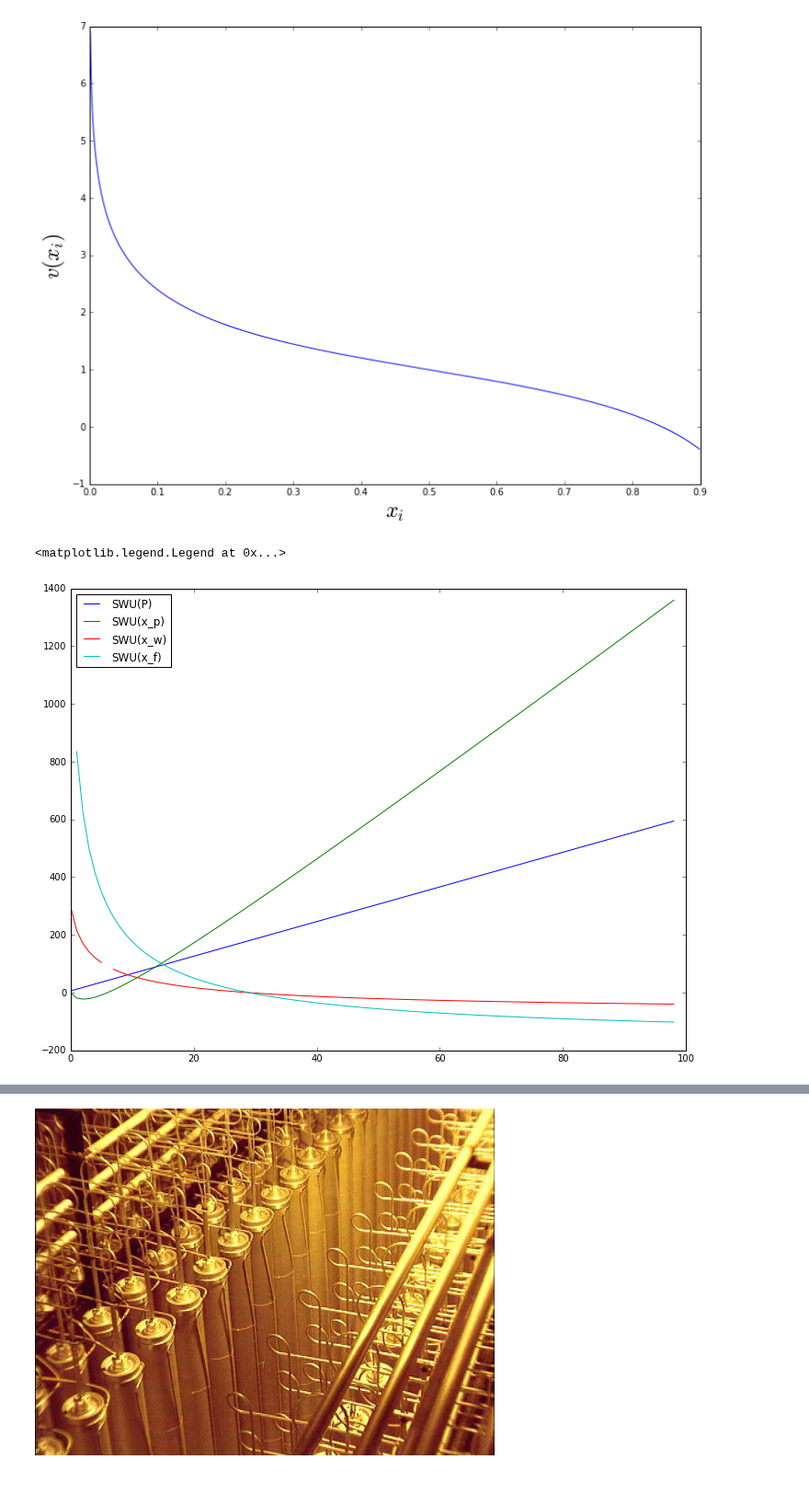
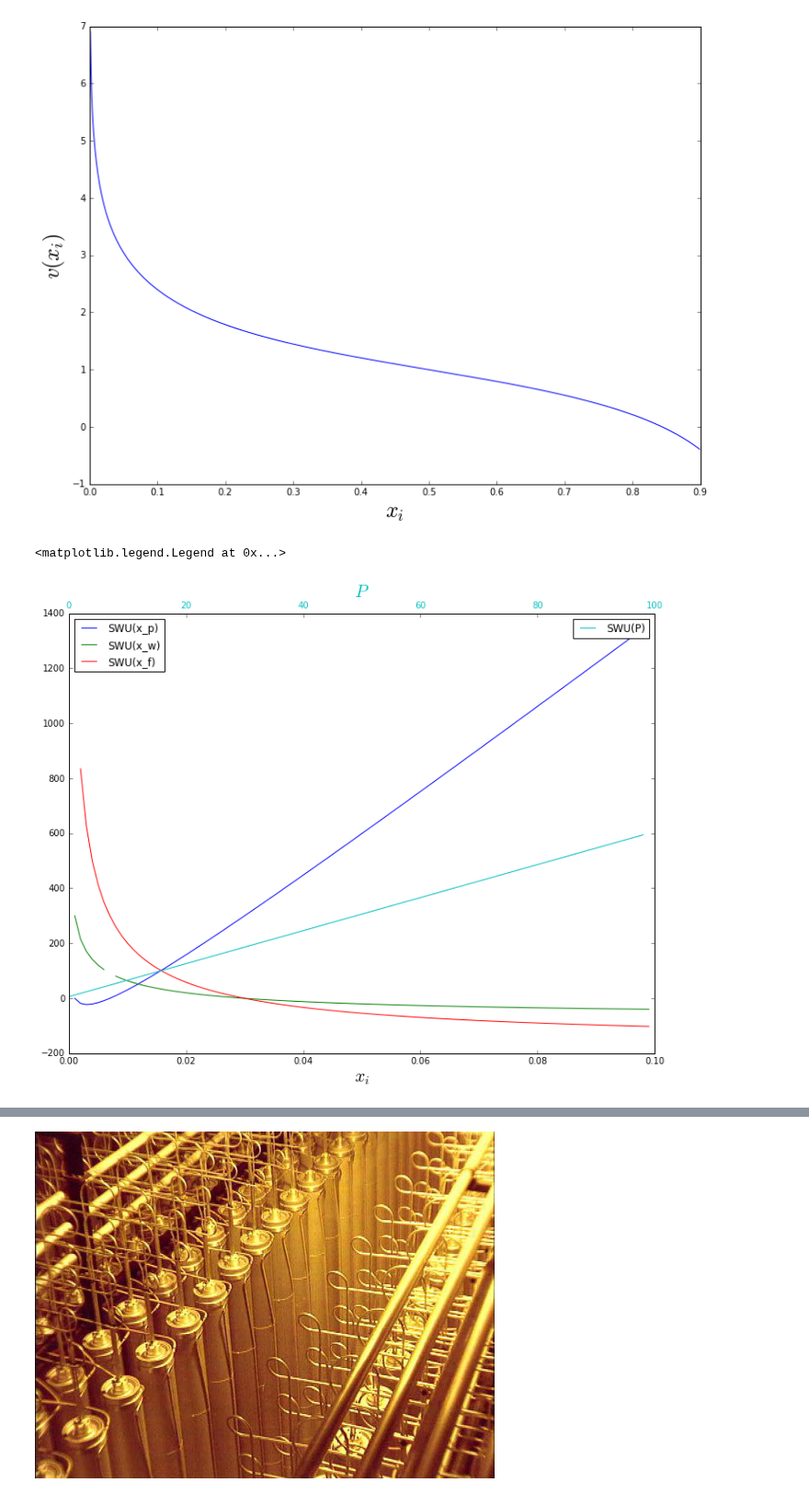
Before and after one commit to katyhuff/npre412, a Jupyter notebook: enrichment/enrichment.ipynb, the cells around one changed output, grey strips where cells are left out. Shown at 92% size. Cells and saved outputs as stored; diff of their text form; code cells hidden in the pictures.

```diff
--- a/enrichment/enrichment.ipynb
+++ b/enrichment/enrichment.ipynb
@@ -237,19 +239,35 @@ plt.ylabel(r'$v(x_i)$', fontsize=24)
 # %%
 def swu(x_p, x_w, x_f, p, t):
     w = p*wf(x_p, x_w, x_f)
     f = p*ff(x_p, x_w, x_f)
     return t*(p*v(x_p) + w*v(x_w) - f*v(x_f))
 
+
+x_i = np.arange(0.001, 0.1, 0.001)
+
 swu_p = [swu(0.03, 0.001, 0.007, x, 1) for x in range(1, 100)]
-swu_x_p = [swu(x, 0.001, 0.007, 50, 1) for x in np.arange(0.001, 0.1, 0.001)]
-swu_x_w = [swu(0.03, x, 0.007, 50, 1) for x in np.arange(0.001, 0.1, 0.001)]
-swu_x_f = [swu(0.03, 0.001, x, 50, 1) for x in np.arange(0.001, 0.1, 0.001)]
+swu_x_p = [swu(x, 0.001, 0.007, 50, 1) for x in x_i]
+swu_x_w = [swu(0.03, x, 0.007, 50, 1) for x in x_i]
+swu_x_f = [swu(0.03, 0.001, x, 50, 1) for x in x_i]
 
-plt.plot(swu_p, label="SWU(P)")
-plt.plot(swu_x_p, label= "SWU(x_p)")
-plt.plot(swu_x_w, label= "SWU(x_w)")
-plt.plot(swu_x_f, label= "SWU(x_f)")
-plt.legend(loc=2)
+
+fig, ax1 = plt.subplots()
+
+ax1.plot(x_i, swu_x_p, label= "SWU(x_p)")
+ax1.plot(x_i, swu_x_w, label= "SWU(x_w)")
+ax1.plot(x_i, swu_x_f, label= "SWU(x_f)")
+ax1.set_xlabel(r'$x_i$', color='k', fontsize=20)
+
+ax1.legend(loc=2)
+
+
+ax2 = ax1.twiny()
+ax2.plot(swu_p, label="SWU(P)", color='c')
+ax2.set_xlabel(r'$P$', color='c', fontsize=20)
+for tl in ax2.get_xticklabels():
+    tl.set_color('c')
+
+ax2.legend()
 # %% [output]
 <matplotlib.legend.Legend at 0x...>
-[figure, old version]
+[figure, new version]
```
Also changed, not shown: parts of 9 cells of this notebook.
